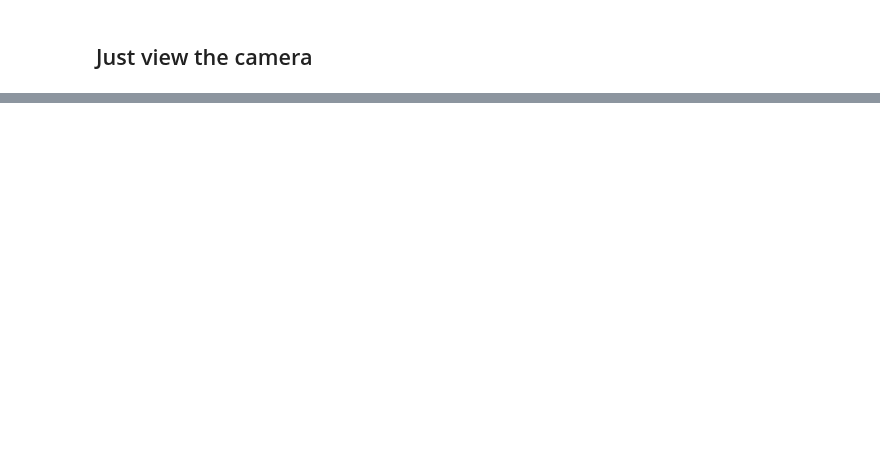
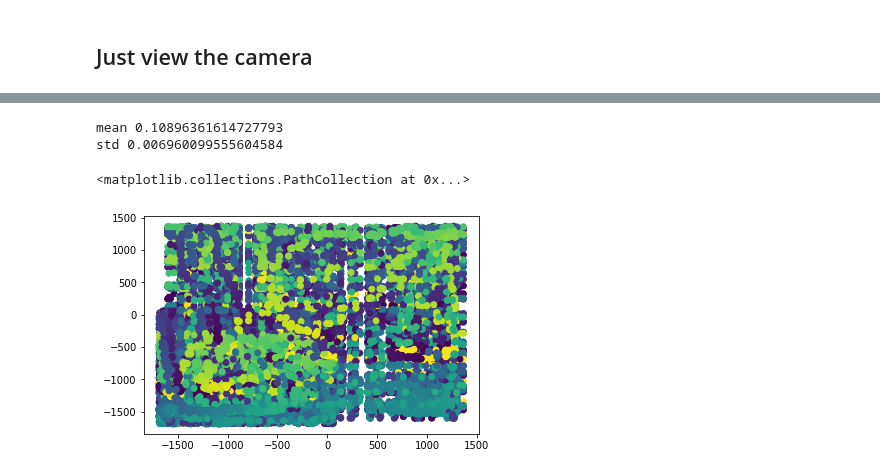
Before and after one commit to DaniloZZZ/quantTechLab, a Jupyter notebook: analysis/main.ipynb, the cells around one changed output, grey strips where cells are left out. Saved outputs shown, nothing was run; the diff lists cells and outputs as text; code cells hidden in the pictures; blank space fills up the shorter version.

```diff
--- a/analysis/main.ipynb
+++ b/analysis/main.ipynb
@@ -145,15 +143,15 @@ def cached_random_gen(gen, cache_size=1000):
 
 def transformed_gen(gen):
     for im, y in gen:
-        vis.vars['img'] = im[0]
-        print('len',len(im), 'sh', im[0].shape)
+        #vis.vars['img'] = im[0]
+        #print('len',len(im), 'sh', im[0].shape)
         vec = np.array([i.flatten() for i in im])
         #print(vec.shape)
         transformer.partial_fit(vec)
         x = transformer.transform(vec)
         var = transformer.explained_variance_ratio_
-        print(sum(var),var[:5])
-        y = y*100
+        #print(sum(var),var[:5])
+        y = y
         yield x, y
 
 def printer(gen):
@@ -280,17 +290,14 @@ path /0.004834557402396598
 # %%
-test_gen = printer(
+test_gen = (
 cached_random_gen(
 transformed_gen(
 pipe
 ) ) )
-
 #predictor = model.predict_generator(pca_ed)
 for x,y in test_gen:
     x = np.array(x)/256
     pred = model.predict(x)
-    vis.vars['pred'] = [
-        pred.tolist(),y.tolist()
-    ]
-    print(pred)
-    print(y)
+    print("True:", np.min(y.reshape(-1)), np.max(y), np.std(y))
+    print("Predicted:",np.min(pred.reshape(-1)), np.max(pred), np.std(pred))
+    print(np.sqrt(np.mean(np.square(y-pred))))
 # %% [output]
@@ -406,3 +322,22 @@ stds 2781.819549680614 0.009724800390597357
+# %%
+x,y = [],[]
+for i in range(100):
+    x_,y_ = next(test_gen)
+    x.append(x_)
+    y.append(y_)
+x = np.concatenate(x)
+y = np.concatenate(y)
+print("mean", np.mean(y))
+print("std", np.std(y))
+# %% [output]
+mean 0.10896361614727793
+std 0.006960099555604584
+# %%
+x = x[:,:2]
+plt.scatter(*x.reshape(2,-1),c=y)
+# %% [output]
+<matplotlib.collections.PathCollection at 0x...>
+[figure, added]
 # %%
 from sklearn.externals import joblib # saving pca
 _ = joblib.dump(pca, 'PCA'+str(n_components)+'.save')
```
Also changed, not shown: parts of 41 cells of this notebook, 6 other files.
